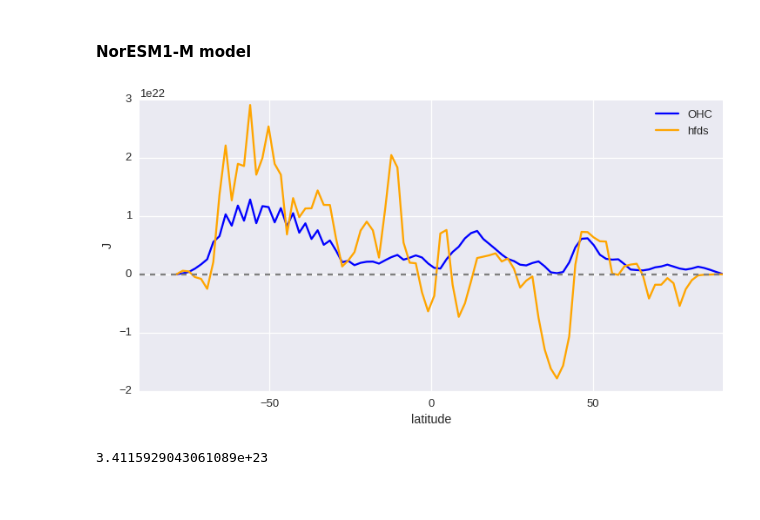
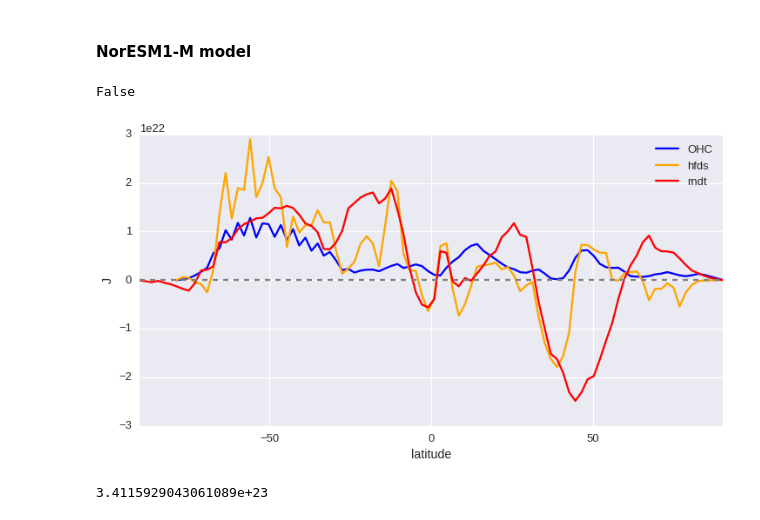
Before and after one commit to DamienIrving/ocean-analysis, a Jupyter notebook: development/energy_budget_in_one_plot.ipynb, the cells around one changed output. Saved outputs shown, nothing was run; the diff lists cells and outputs as text; code cells hidden in the pictures.

```diff
--- a/development/energy_budget_in_one_plot.ipynb
+++ b/development/energy_budget_in_one_plot.ipynb
@@ -52,19 +52,19 @@ def calc_anomaly(cube):
 def get_data(model):
     """Get the hfds, ohc and hfbasin data"""
 
-    #rndt_file = '/g/data/r87/dbi599/DRSv2/CMIP5/%s/historical/yr/atmos/r1i1p1/rndt/latest/dedrifted/rndt-zonal-sum_Ayr_%s_historical_r1i1p1_cumsum-all.nc' %(model, model)
+    rndt_file = '/g/data/r87/dbi599/DRSv2/CMIP5/%s/historical/yr/atmos/r1i1p1/rndt/latest/dedrifted/rndt-zonal-sum_Ayr_%s_historical_r1i1p1_cumsum-all.nc' %(model, model)
     hfds_file = '/g/data/r87/dbi599/DRSv2/CMIP5/%s/historical/yr/ocean/r1i1p1/hfds/latest/dedrifted/hfds-zonal-sum_Oyr_%s_historical_r1i1p1_cumsum-all.nc' %(model, model)
     ohc_file = '/g/data/r87/dbi599/DRSv2/CMIP5/%s/historical/yr/ocean/r1i1p1/ohc/latest/dedrifted/ohc-zonal-sum_Oyr_%s_historical_r1i1p1_all.nc' %(model, model)
     hfbasin_file = '/g/data/r87/dbi599/DRSv2/CMIP5/%s/historical/yr/ocean/r1i1p1/hfbasin/latest/dedrifted/hfbasin-global_Oyr_%s_historical_r1i1p1_cumsum-all.nc' %(model, model)
 
     time_constraint = gio.get_time_constraint(['1861-01-01', '2005-12-31'])
 
-    #rndt_cube = iris.load_cube(rndt_file, 'TOA Incoming Net Radiation' & time_constraint)
+    rndt_cube = iris.load_cube(rndt_file, 'TOA Incoming Net Radiation' & time_constraint)
     hfds_cube = iris.load_cube(hfds_file, 'surface_downward_heat_flux_in_sea_water' & time_constraint)
     ohc_cube = iris.load_cube(ohc_file, 'ocean heat content' & time_constraint)
     hfbasin_cube = iris.load_cube(hfbasin_file, 'northward_ocean_heat_transport' & time_constraint)
 
-    #rndt_anomaly = calc_anomaly(rndt_cube)
+    rndt_anomaly = calc_anomaly(rndt_cube)
     hfds_anomaly = calc_anomaly(hfds_cube)
     ohc_anomaly = calc_anomaly(ohc_cube)
     hfbasin_anomaly = calc_anomaly(hfbasin_cube)
@@ -73,16 +73,20 @@ def get_data(model):
     hfbasin_inferred = ocean_convergence.copy()
     hfbasin_inferred.data = numpy.ma.cumsum(-1 * ocean_convergence.data)
 
-    return hfds_anomaly, ohc_anomaly, hfbasin_anomaly, hfbasin_inferred
+    atmos_convergence = hfds_anomaly[-1, ::] - rndt_anomaly[-1, ::]
+    hfatmos_inferred = atmos_convergence.copy()
+    hfatmos_inferred.data = numpy.ma.cumsum(-1 * atmos_convergence.data)
+
+    return rndt_anomaly, hfds_anomaly, ohc_anomaly, hfbasin_anomaly, hfbasin_inferred, hfatmos_inferred
 # %%
-def plot_uptake_storage(ohc_anomaly, hfds_anomaly):
+def plot_uptake_storage(ohc_anomaly, hfds_anomaly, rndt_anomaly):
     """Plot the ocean heat uptake and storage"""
 
     fig, ax = plt.subplots(figsize=[12, 6])
 
     iplt.plot(ohc_anomaly[-1, ::], color='blue', label='OHC')
     iplt.plot(hfds_anomaly[-1, ::], color='orange', label='hfds')
-    #iplt.plot(convergence, color='green', label='convergence')
+    iplt.plot(rndt_anomaly[-1, ::], color='red', label='rndt')
 
     plt.xlabel('latitude')
     plt.ylabel('J')
@@ -246,11 +229,16 @@ plot_transport(hfbasin_anomaly, hfbasin_inferred)
 # %% [markdown]
 #### NorESM1-M model
 # %%
-hfds_anomaly, ohc_anomaly, hfbasin_anomaly, hfbasin_inferred = get_data('NorESM1-M')
+rndt_anomaly, hfds_anomaly, ohc_anomaly, hfbasin_anomaly, hfbasin_inferred, hfatmos_inferred = get_data('NorESM1-M')
+# %%
+test = False == hfds_anomaly.coord('latitude')
+test
+# %% [output]
+False
 # %%
-plot_uptake_storage(ohc_anomaly, hfds_anomaly)
+plot_uptake_storage(ohc_anomaly, hfds_anomaly, rndt_anomaly)
 # %% [output]
-[figure, old version]
+[figure, new version]
 # %%
 ohc_anomaly[-1, ::].data.sum()
 # %% [output]
```
Also changed, not shown: parts of 12 cells of this notebook, 1 other file.
